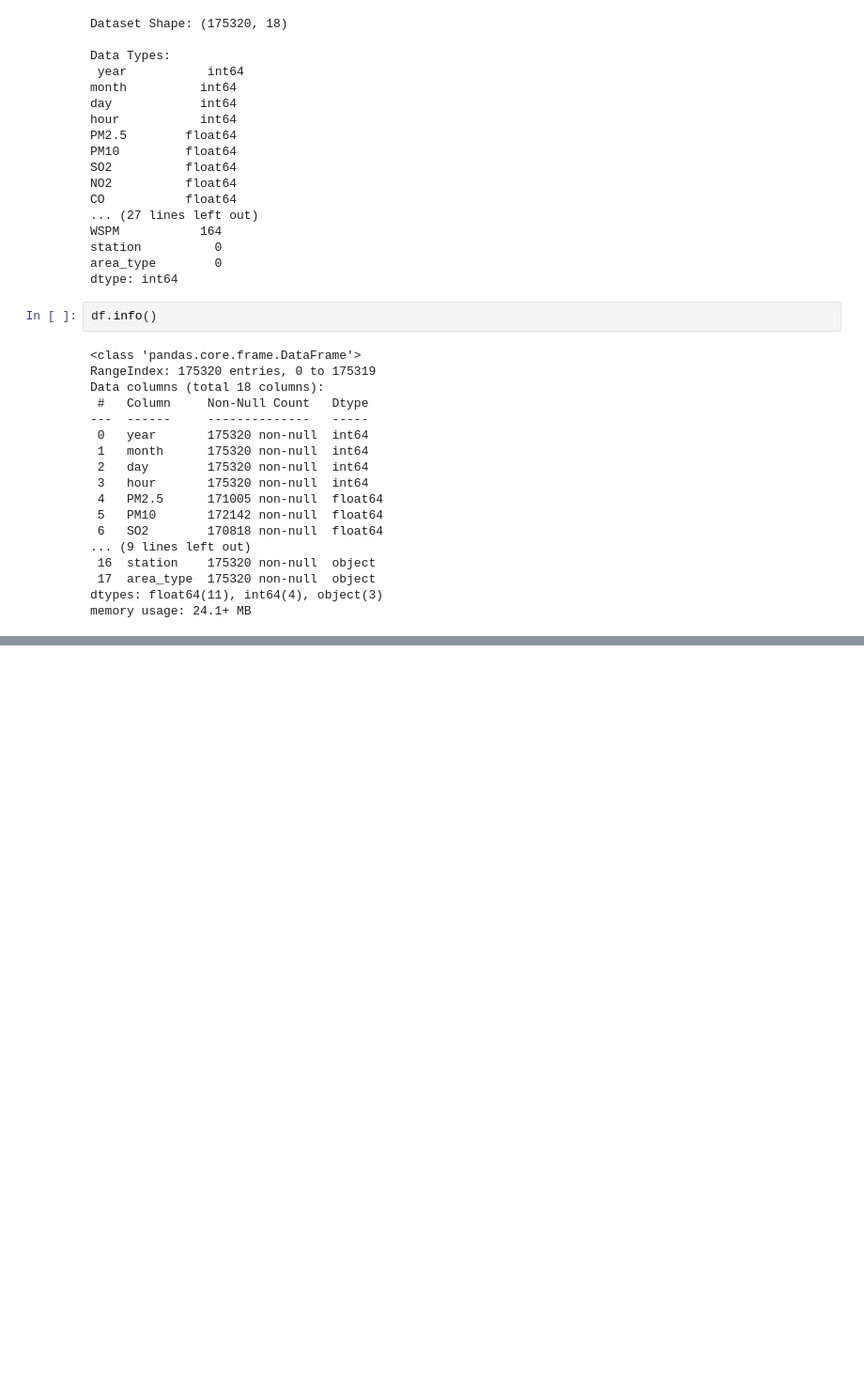
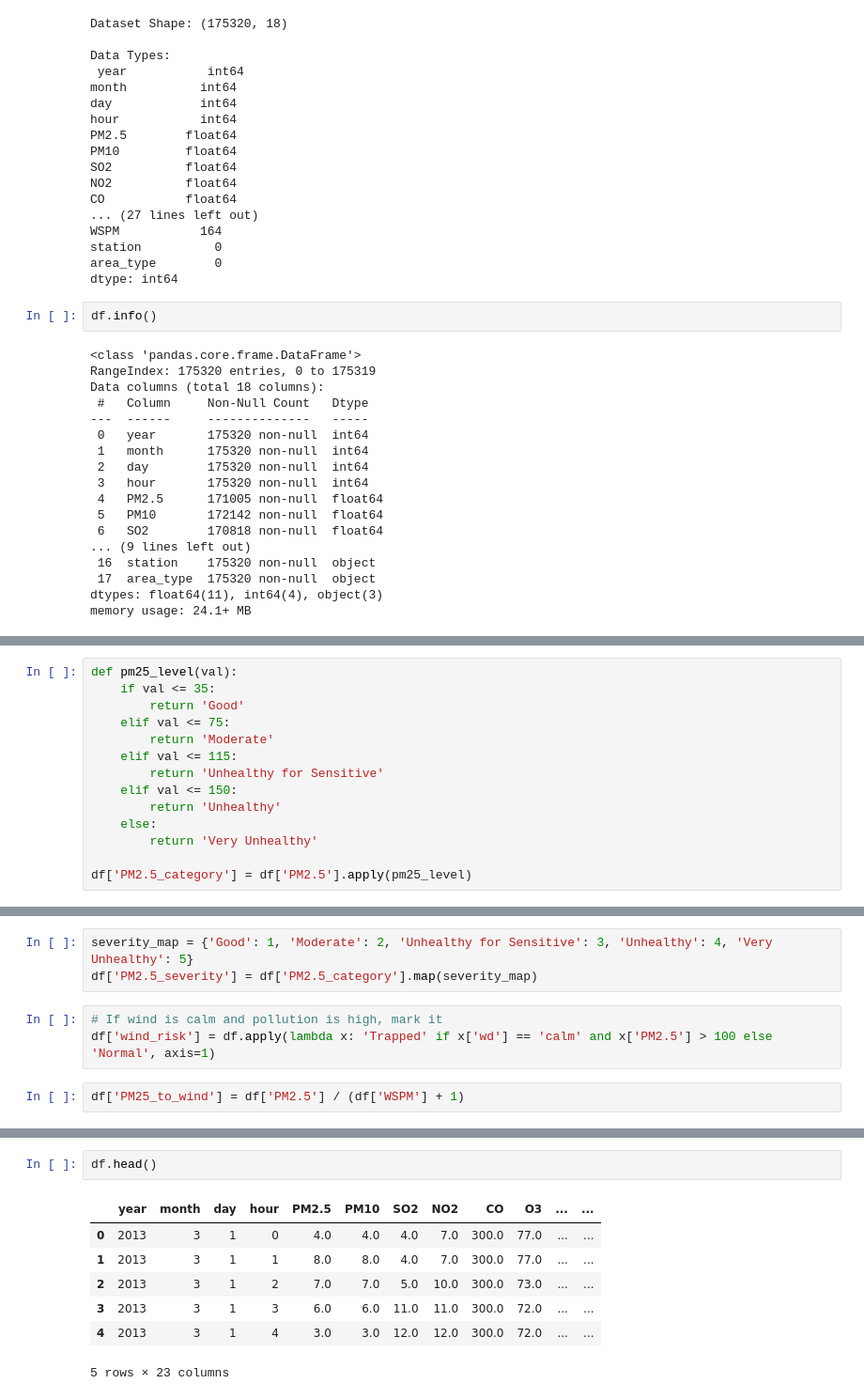
Before and after one commit to Sher-win/Programming-with-Data-Analysis, a Jupyter notebook: Data_Analytics_Project.ipynb, the cells around one changed output, grey strips where cells are left out. Shown at 94% size. Saved outputs shown, nothing was run; the diff lists cells and outputs as text; blank space fills up the shorter version.

```diff
--- a/Data_Analytics_Project.ipynb
+++ b/Data_Analytics_Project.ipynb
@@ -204,0 +293,14 @@ memory usage: 24.1+ MB
+# %%
+def pm25_level(val):
+    if val <= 35:
+        return 'Good'
+    elif val <= 75:
+        return 'Moderate'
+    elif val <= 115:
+        return 'Unhealthy for Sensitive'
+    elif val <= 150:
+        return 'Unhealthy'
+    else:
+        return 'Very Unhealthy'
+
+df['PM2.5_category'] = df['PM2.5'].apply(pm25_level)
@@ -204,0 +315,8 @@ memory usage: 24.1+ MB
+# %%
+severity_map = {'Good': 1, 'Moderate': 2, 'Unhealthy for Sensitive': 3, 'Unhealthy': 4, 'Very Unhealthy': 5}
+df['PM2.5_severity'] = df['PM2.5_category'].map(severity_map)
+# %%
+# If wind is calm and pollution is high, mark it
+df['wind_risk'] = df.apply(lambda x: 'Trapped' if x['wd'] == 'calm' and x['PM2.5'] > 100 else 'Normal', axis=1)
+# %%
+df['PM25_to_wind'] = df['PM2.5'] / (df['WSPM'] + 1)
@@ -204,0 +377,10 @@ memory usage: 24.1+ MB
+# %%
+df.head()
+# %% [output]
+|  | year | month | day | hour | PM2.5 | PM10 | SO2 | NO2 | CO | O3 | ... | ... |
+| 0 | 2013 | 3 | 1 | 0 | 4.0 | 4.0 | 4.0 | 7.0 | 300.0 | 77.0 | ... | ... |
+| 1 | 2013 | 3 | 1 | 1 | 8.0 | 8.0 | 4.0 | 7.0 | 300.0 | 77.0 | ... | ... |
+| 2 | 2013 | 3 | 1 | 2 | 7.0 | 7.0 | 5.0 | 10.0 | 300.0 | 73.0 | ... | ... |
+| 3 | 2013 | 3 | 1 | 3 | 6.0 | 6.0 | 11.0 | 11.0 | 300.0 | 72.0 | ... | ... |
+| 4 | 2013 | 3 | 1 | 4 | 3.0 | 3.0 | 12.0 | 12.0 | 300.0 | 72.0 | ... | ... |
+5 rows × 23 columns
```
Also changed, not shown: parts of 19 cells of this notebook.
